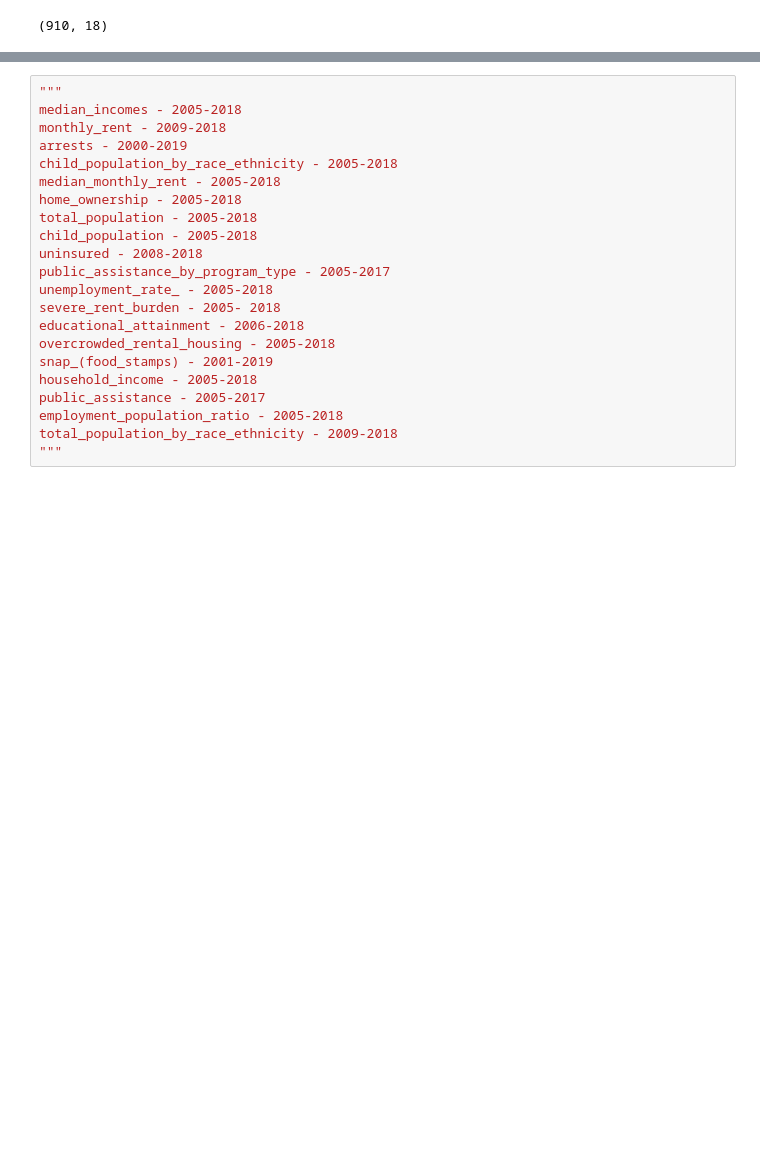
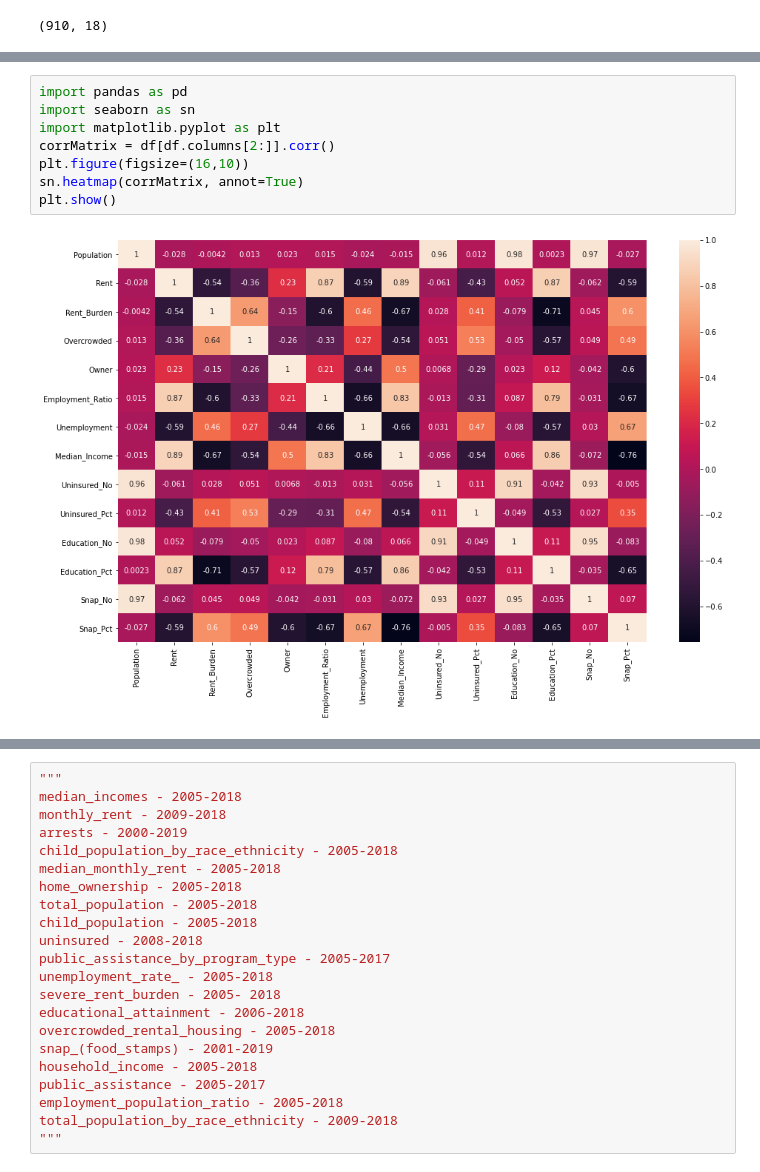
Before and after one commit to aforshee/machinelearning, a Jupyter notebook: Dev/TT/eda-tt.ipynb, the cells around one changed output, grey strips where cells are left out. Saved outputs shown, nothing was run; the diff lists cells and outputs as text; blank space fills up the shorter version.

```diff
--- a/Dev/TT/eda-tt.ipynb
+++ b/Dev/TT/eda-tt.ipynb
@@ -225,0 +217,10 @@ df.head(10)
+# %%
+import pandas as pd
+import seaborn as sn
+import matplotlib.pyplot as plt
+corrMatrix = df[df.columns[2:]].corr()
+plt.figure(figsize=(16,10))
+sn.heatmap(corrMatrix, annot=True)
+plt.show()
+# %% [output]
+[figure, added]
```
Also changed, not shown: parts of 29 cells of this notebook.
